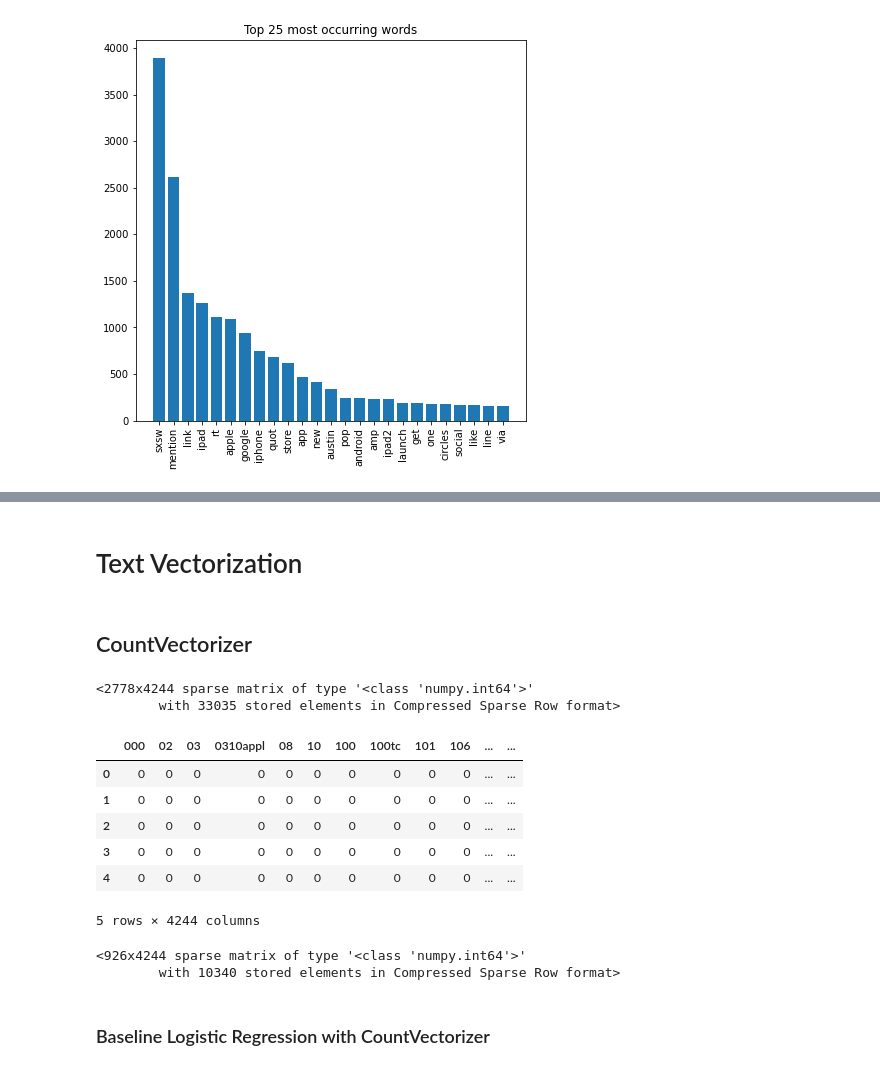
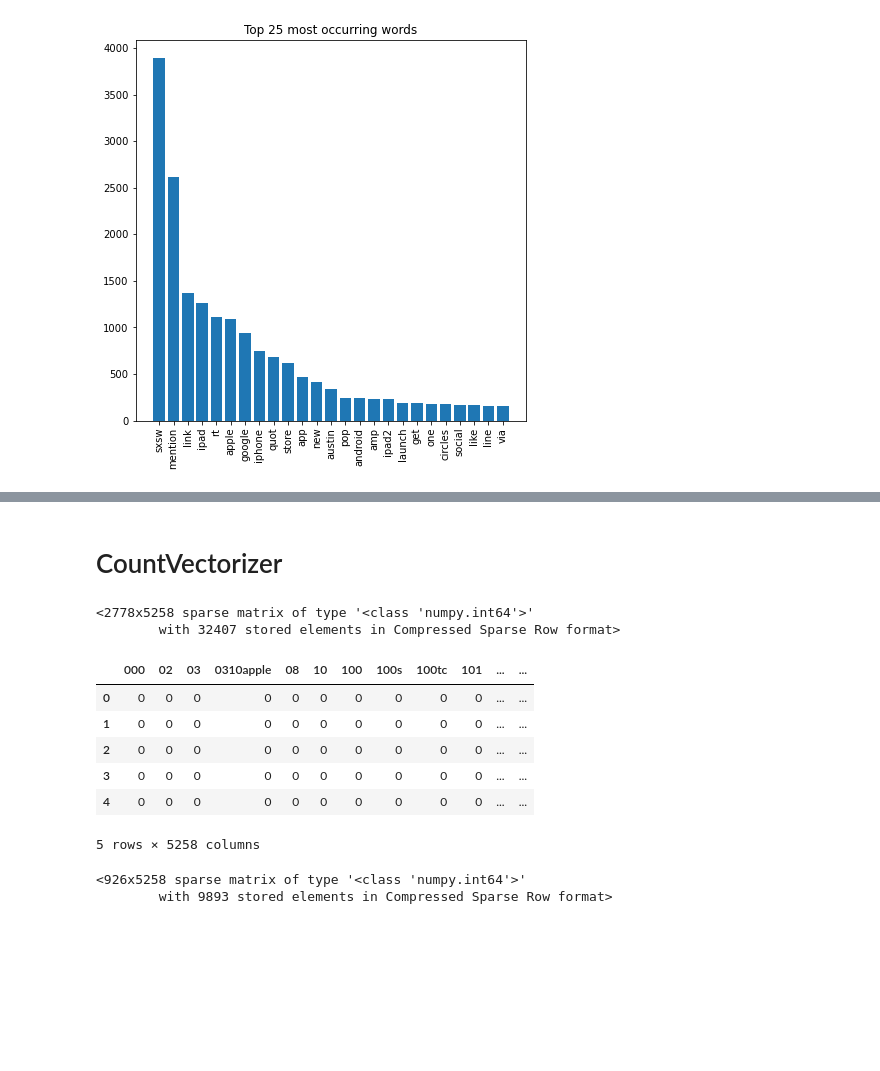
Before and after one commit to rahulakrish/customer_sentiment_analysis, a Jupyter notebook: phase4_project.ipynb, the cells around one changed output, grey strips where cells are left out. Cells and saved outputs as stored; diff of their text form; code cells hidden in the pictures; blank space fills up the shorter version.

```diff
--- a/phase4_project.ipynb
+++ b/phase4_project.ipynb
@@ -271,13 +272,11 @@ plot_freq_dist('tokens_without_stopwords')
 # %%
 #splitting the into train and test sets for the analysis
 #creating X and y
-X = df['new']
+X = df['tokens_without_stopwords']
 y = df['target']
 
 X_train,X_test,y_train,y_test = train_test_split(X,y,random_state=42)
-# %% [markdown]
-# Text Vectorization
 # %% [markdown]
-## CountVectorizer
+# CountVectorizer
 # %%
 """
@@ -292,33 +292,38 @@ def dummy(doc):
 # %%
 #instantiate the CountVectorizer
 vect = CountVectorizer(stop_words=stopwords_list,preprocessor=dummy,tokenizer=dummy)
+
+#fit transform on the train set
+X_train_vect = vect.fit_transform(X_train)
+X_train_vect
+# %% [output]
+<2778x5258 sparse matrix of type '<class 'numpy.int64'>'
+        with 32407 stored elements in Compressed Sparse Row format>
-# %%
-#fit transform on the train set
-X_train_vect = vect.fit_transform(X_train)
-X_train_vect
-# %% [output]
-<2778x4244 sparse matrix of type '<class 'numpy.int64'>'
-        with 33035 stored elements in Compressed Sparse Row format>
 # %%
+"""
+o/p of vectorized data is a sparse matrix. To view the matrix, it has to be converted into a df.
+You do that by first transforming it into an array and then into a df.
+The o/p of the vectorizer is the count of how much each token appears in all the documents
+
+"""
 #converting the sparse matrix into an array to be able to create a df
 X_train_vect_array = X_train_vect.toarray()
 
 #create a df of the vectorized train set
 X_train_vect_df = pd.DataFrame(data=X_train_vect_array,columns=vect.get_feature_names())
+X_train_vect_df.head()
+# %% [output]
+|  | 000 | 02 | 03 | 0310apple | 08 | 10 | 100 | 100s | 100tc | 101 | ... | ... |
+| 0 | 0 | 0 | 0 | 0 | 0 | 0 | 0 | 0 | 0 | 0 | ... | ... |
+| 1 | 0 | 0 | 0 | 0 | 0 | 0 | 0 | 0 | 0 | 0 | ... | ... |
+| 2 | 0 | 0 | 0 | 0 | 0 | 0 | 0 | 0 | 0 | 0 | ... | ... |
+| 3 | 0 | 0 | 0 | 0 | 0 | 0 | 0 | 0 | 0 | 0 | ... | ... |
+| 4 | 0 | 0 | 0 | 0 | 0 | 0 | 0 | 0 | 0 | 0 | ... | ... |
+5 rows × 5258 columns
-# %%
-X_train_vect_df.head()
-# %% [output]
-|  | 000 | 02 | 03 | 0310appl | 08 | 10 | 100 | 100tc | 101 | 106 | ... | ... |
-| 0 | 0 | 0 | 0 | 0 | 0 | 0 | 0 | 0 | 0 | 0 | ... | ... |
-| 1 | 0 | 0 | 0 | 0 | 0 | 0 | 0 | 0 | 0 | 0 | ... | ... |
-| 2 | 0 | 0 | 0 | 0 | 0 | 0 | 0 | 0 | 0 | 0 | ... | ... |
-| 3 | 0 | 0 | 0 | 0 | 0 | 0 | 0 | 0 | 0 | 0 | ... | ... |
-| 4 | 0 | 0 | 0 | 0 | 0 | 0 | 0 | 0 | 0 | 0 | ... | ... |
-5 rows × 4244 columns
 # %%
 #transforming the X_test
 X_test_vect = vect.transform(X_test)
 X_test_vect
 # %% [output]
-<926x4244 sparse matrix of type '<class 'numpy.int64'>'
-        with 10340 stored elements in Compressed Sparse Row format>
+<926x5258 sparse matrix of type '<class 'numpy.int64'>'
+        with 9893 stored elements in Compressed Sparse Row format>
@@ -331,2 +329,0 @@ X_test_vect_df = pd.DataFrame(data=X_test_vect_array,columns=vect.get_feature_na
-# %% [markdown]
-### Baseline Logistic Regression with CountVectorizer
```
Also changed, not shown: parts of 54 cells of this notebook.
